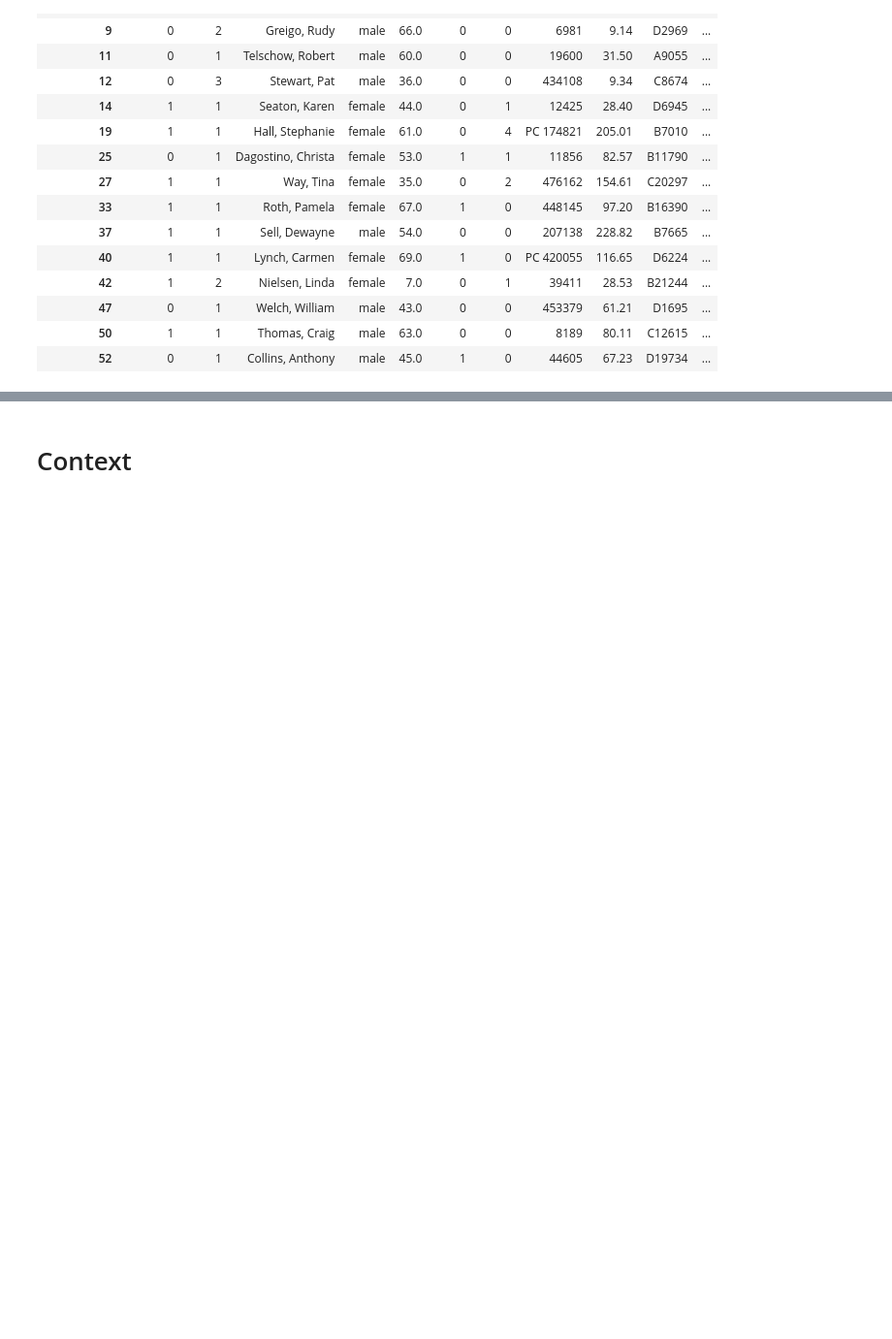
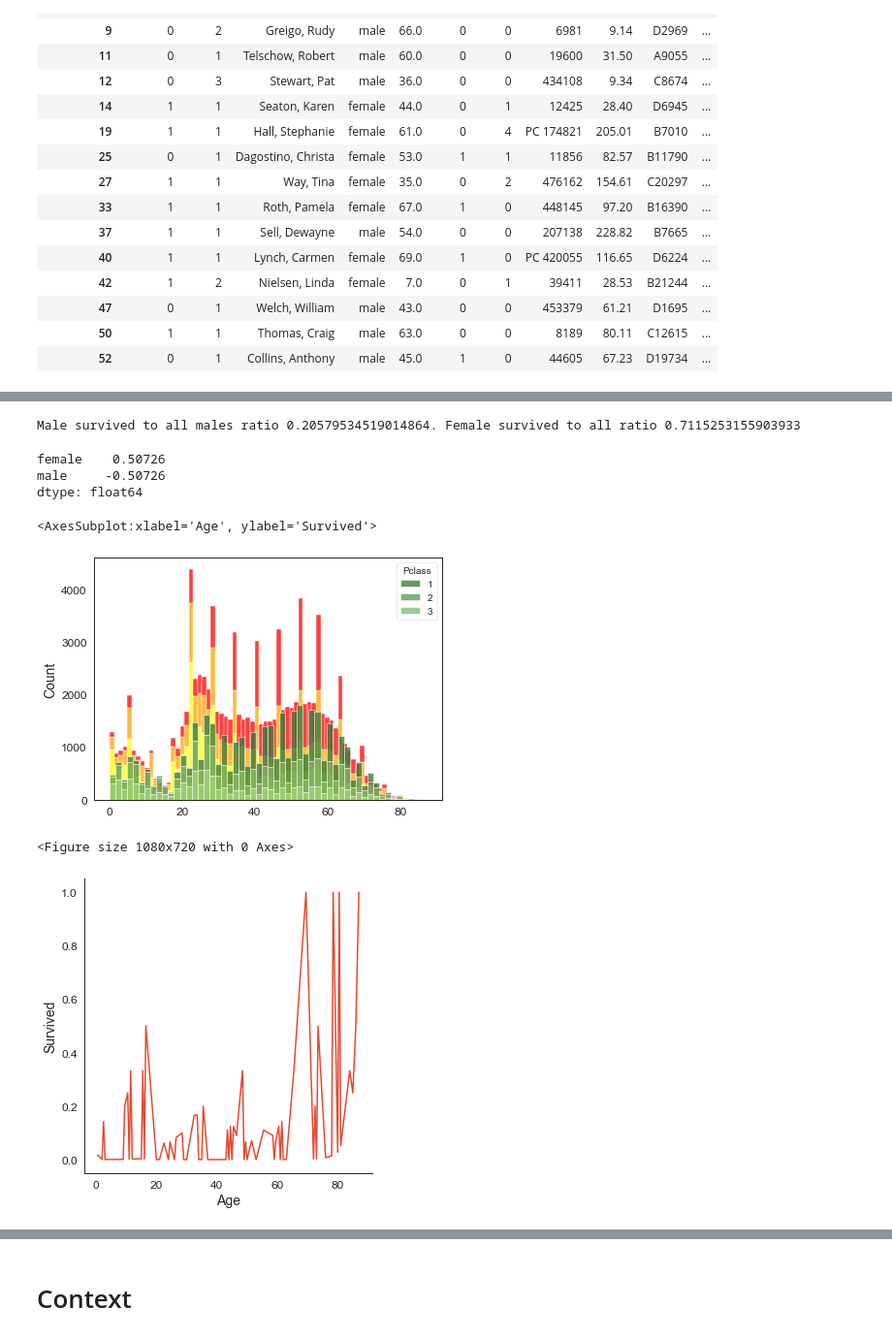
Before and after one commit to ypiskunou/ml, a Jupyter notebook: eda.ipynb, the cells around one changed output, grey strips where cells are left out. Shown at 97% size. Drawn from its saved outputs; the diff is of its cells as text; code cells hidden in the pictures; blank space fills up the shorter version.

```diff
--- a/eda.ipynb
+++ b/eda.ipynb
@@ -51,0 +36,65 @@ PassengerId
+# %%
+#male or female
+sns.set(style='darkgrid', font_scale=2)
+sex = titanic[['Survived','Sex']]
+# g = sns.relplot(x='Age', y='Fare', data=titanic,
+#             row='Pclass',
+#             hue='Sex',
+#             aspect=1.5,
+#                 s=3,
+#                 palette=['black', 'red'],
+#                 style='Survived',
+#                 markers=['X', 'o']
+#            );
+# g.set_titles(row_template="{row_name} Class")
+# g.set_xlabels('Passenger Age')
+# g.set_ylabels('Fare')
+# leg = g._legend
+# leg.set_title('Survived');
+# %%
+male = len(sex[(sex.Sex=='male')&(sex.Survived==1)])/len(sex[sex.Sex=='male'])
+female = len(sex[(sex.Sex=='female')&(sex.Survived==1)])/len(sex[sex.Sex=='female'])
+print(f"Male survived to all males ratio {male}. Female survived to all ratio {female}")
+# sns.relplot(data=[male, female], kind='line')
+# %% [output]
+Male survived to all males ratio 0.20579534519014864. Female survived to all ratio 0.7115253155903933
+# %%
+sex['Sex'].str.get_dummies().corrwith(sex['Survived']/sex['Survived'].max())
+# %% [output]
+female    0.50726
+male     -0.50726
+dtype: float64
+# %%
+age_surv_all = titanic[['Survived','Age']].dropna()
+age_distribution = age_surv_all.groupby('Age').count().reset_index()
+
+age_surv = age_surv_all[age_surv_all.Survived == 1]
+
+age_surv_distribution = age_surv.groupby('Age').count().reset_index()
+
+plt.rc('xtick', labelsize=12)
+plt.rc('ytick', labelsize=12)
+plt.rc('axes', labelsize=14)
+sns.set_style('white')
+
+sns.histplot(data=titanic, x='Age', hue='Pclass', multiple='stack'\
+             , palette=['red','orange','yellow'])
+sns.histplot(data=surv, x='Age', hue='Pclass', multiple='stack', palette=['#373','#595','#7B7'])
+
+plt.xlabel('')
+plt.tight_layout();
+
+age_surv_percentage = age_surv['Survived']/age_distribution['Survived']
+plt.figure(2, figsize=(15,10));
+
+df=pd.DataFrame({'Age': age_distribution['Age'] , 'Survived': age_surv_percentage})
+
+sns.relplot(data=df, x='Age', y='Survived', kind='line')
+nans = data[data.Age.isnull()]
+plt.figure(4, figsize=(15,10));
+sns.histplot(data=df, x='Age', y='Survived')
+# %% [output]
+<AxesSubplot:xlabel='Age', ylabel='Survived'>
+[figure, added]
+<Figure size 1080x720 with 0 Axes>
+[figure, added]
```
Also changed, not shown: parts of 11 cells of this notebook.
